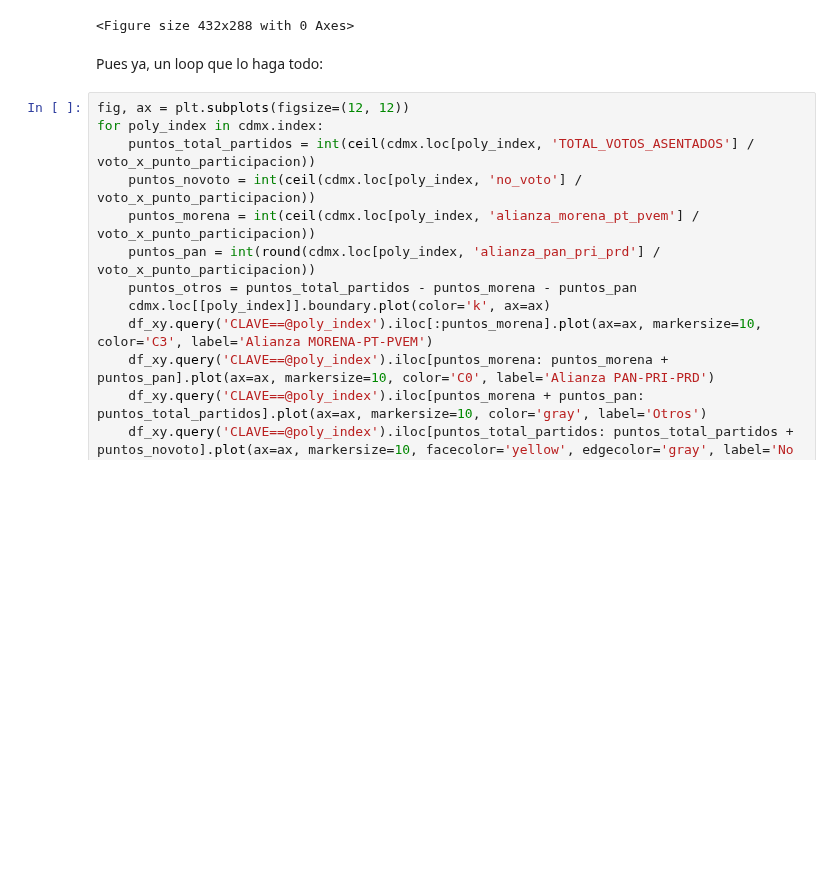
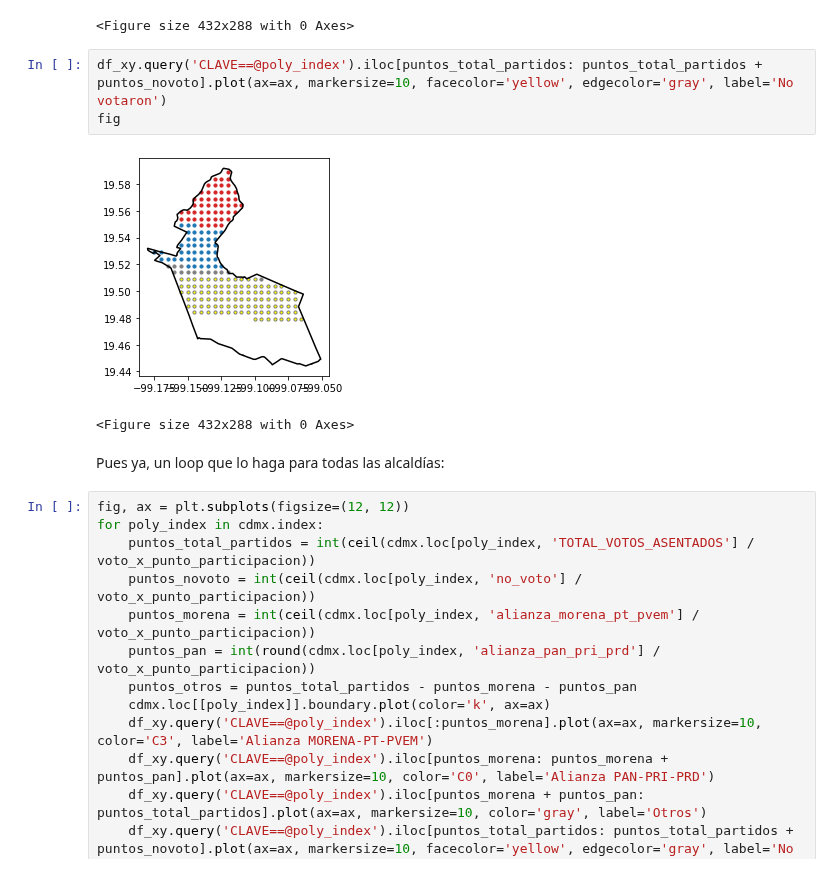
Before and after one commit to jjsantos01/jjsantosoblog, a Jupyter notebook: _notebooks/2021-06-11-mapa-distribucion-puntos.ipynb, the cells around one changed output. Drawn from its saved outputs; the diff is of its cells as text; blank space fills up the shorter version.

Commit message:
agrega entrada mapa puntos 1

```diff
--- a/_notebooks/2021-06-11-mapa-distribucion-puntos.ipynb
+++ b/_notebooks/2021-06-11-mapa-distribucion-puntos.ipynb
@@ -271,8 +271,14 @@ fig
 # %% [output]
 [figure]
 <Figure size 432x288 with 0 Axes>
+# %%
+df_xy.query('CLAVE==@poly_index').iloc[puntos_total_partidos: puntos_total_partidos + puntos_novoto].plot(ax=ax, markersize=10, facecolor='yellow', edgecolor='gray', label='No votaron')
+fig
+# %% [output]
+[figure, added]
+<Figure size 432x288 with 0 Axes>
 # %% [markdown]
-Pues ya, un loop que lo haga todo:
+Pues ya, un loop que lo haga para todas las alcaldías:
 # %%
 fig, ax = plt.subplots(figsize=(12, 12))
 for poly_index in cdmx.index:
```
Also changed, not shown: parts of 12 cells of this notebook.
